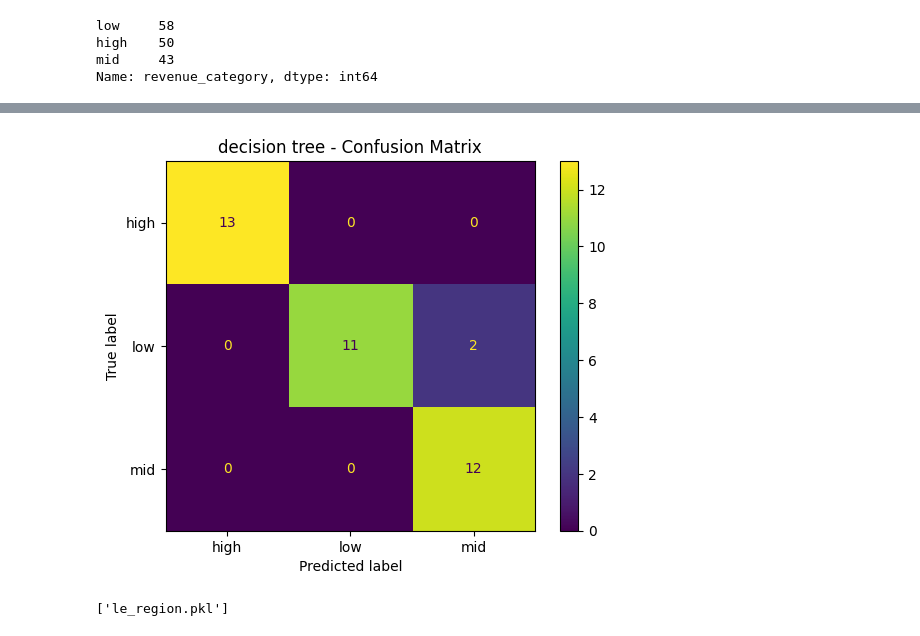
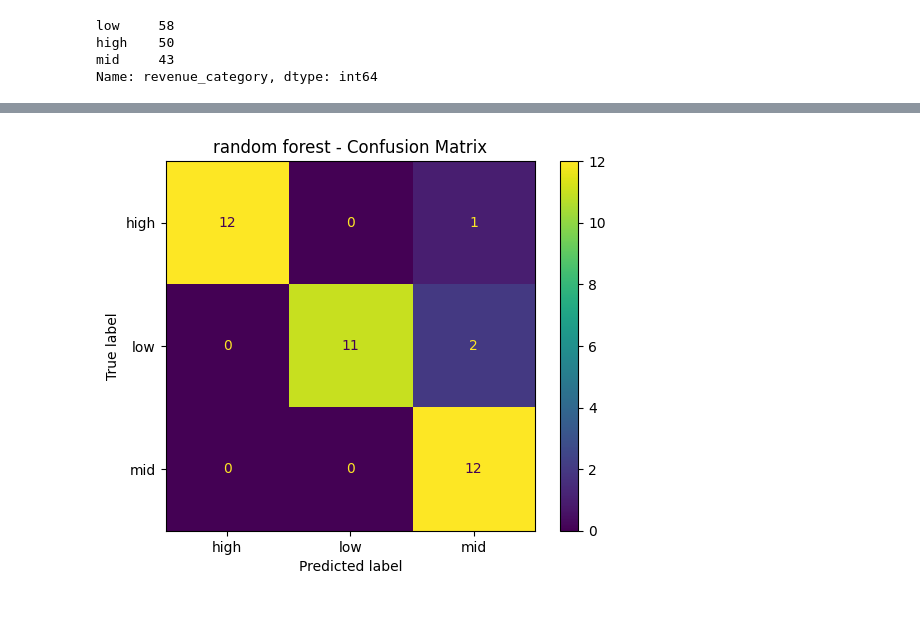
Before and after one commit to Owybong/datmintubes, a Jupyter notebook: supervised_cluster_random.ipynb, the cells around one changed output, grey strips where cells are left out. Saved outputs shown, nothing was run; the diff lists cells and outputs as text; code cells hidden in the pictures.

```diff
--- a/supervised_cluster_random.ipynb
+++ b/supervised_cluster_random.ipynb
@@ -89,17 +89,15 @@ Cross-Validation Accuracy (5-fold): 0.9368 ± 0.0614
 # %%
 ConfusionMatrixDisplay.from_estimator(model, X_test, y_test)
-plt.title("decision tree - Confusion Matrix")
+plt.title("random forest - Confusion Matrix")
 plt.show()
 # %% [output]
-[figure, old version]
+[figure, new version]
 # %%
-import joblib
+# import joblib
 
-# Save the trained model
-joblib.dump(model, 'revenue_classifier.pkl')
+# # Save the trained model
+# joblib.dump(model, 'revenue_classifier.pkl')
 
-# Save encoders too (they're required for inference)
-joblib.dump(le_room, 'le_room.pkl')
-joblib.dump(le_region, 'le_region.pkl')
+# # Save encoders too (they're required for inference)
+# joblib.dump(le_room, 'le_room.pkl')
+# joblib.dump(le_region, 'le_region.pkl')
-# %% [output]
-['le_region.pkl']
```
Also changed, not shown: parts of 2 cells of this notebook, 8 other files.
